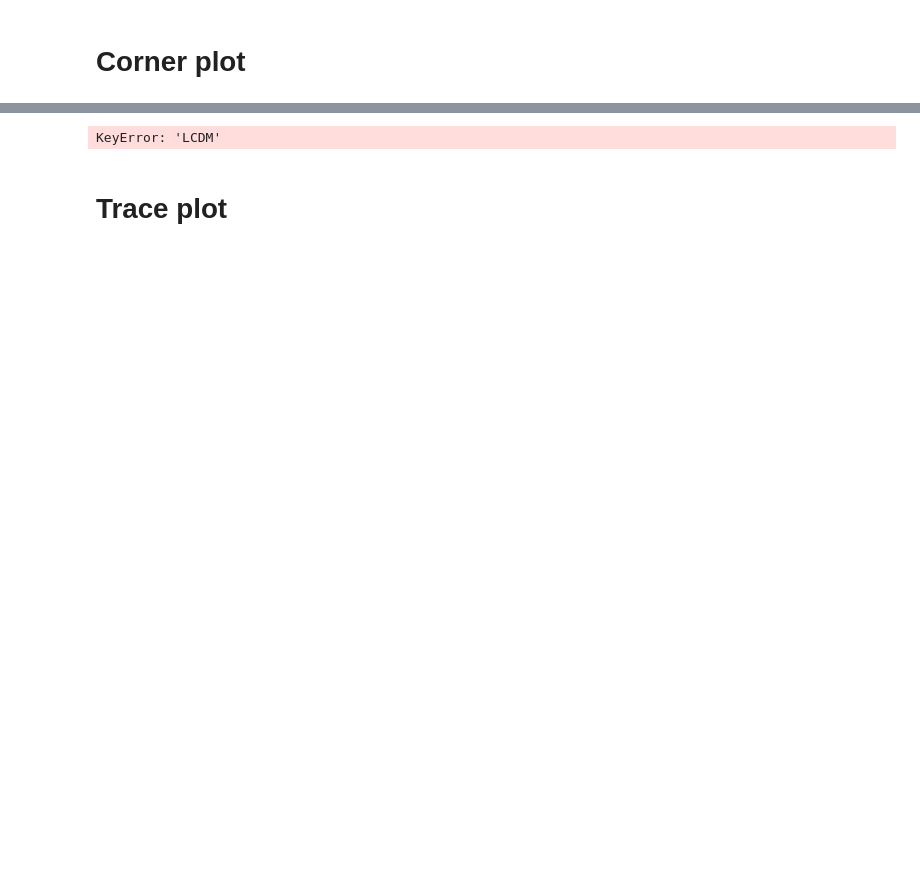
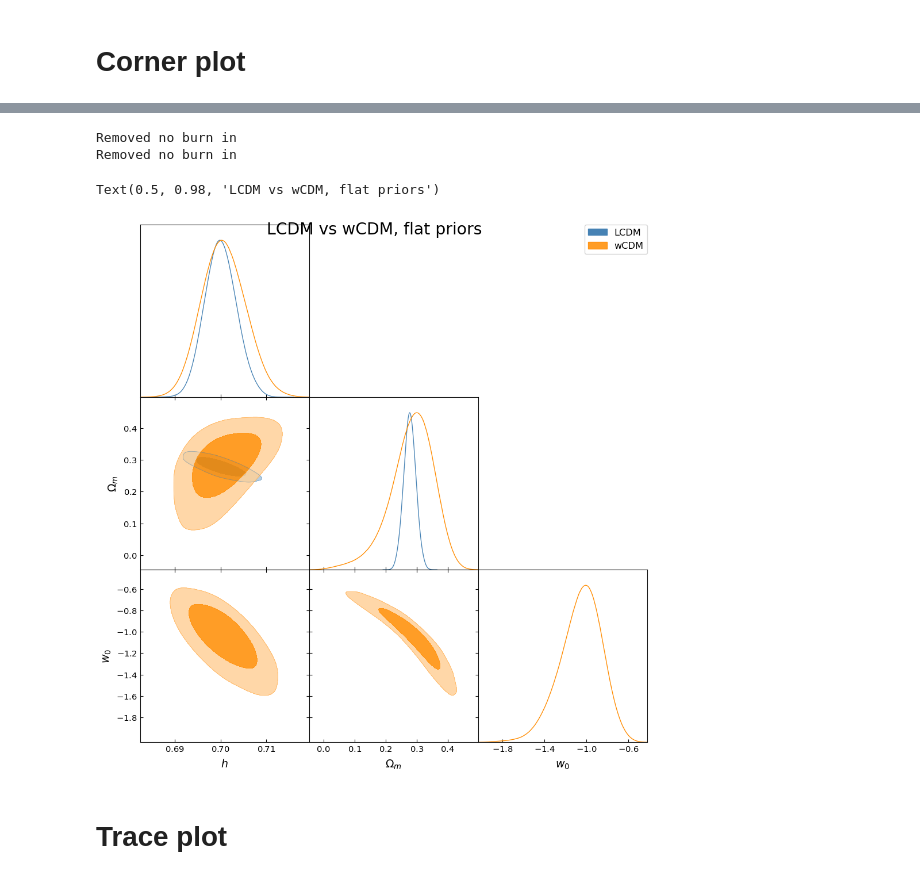
Before and after one commit to davidesciotti/Astrostats, a Jupyter notebook: SNIa_for_astrostats.ipynb, the cells around one changed output, grey strips where cells are left out. Saved outputs shown, nothing was run; the diff lists cells and outputs as text; code cells hidden in the pictures; blank space fills up the shorter version.

```diff
--- a/SNIa_for_astrostats.ipynb
+++ b/SNIa_for_astrostats.ipynb
@@ -652,32 +593,35 @@ for _model in models:
 # %%
 from getdist import plots, MCSamples
 
 gd_samples_dict = {}
 
 for _model in models:
     gd_labels = [label.replace('$', '') for label in par_names_tex_dict[_model]]
     gd_names = par_names_dict[_model]
 
     gd_samples_dict[_model] = MCSamples(
-        samples=trace_dict[_model],
+        samples=trace_dict_emcee[_model],
         names=gd_names,
         labels=gd_labels,
         name_tag=f'{_model}_emcee',
     )
     # gd_samples_dict[_model].updateSettings({'contours': [0.68, 0.95]})
 
 # Overlay LCDM and wCDM on shared parameters only
 g = plots.get_subplot_plotter(width_inch=10)
 g.triangle_plot(
     [gd_samples_dict['LCDM'], gd_samples_dict['wCDM']],
     ['h', 'Om', 'w0'],
     filled=True,
     contour_colors=['steelblue', 'darkorange'],
     legend_labels=['LCDM', 'wCDM'],
 )
 g.fig.suptitle(f'LCDM vs wCDM, {prior_type} priors')
 # %% [output]
-KeyError: 'LCDM'
+Removed no burn in
+Removed no burn in
+Text(0.5, 0.98, 'LCDM vs wCDM, flat priors')
+[figure, added]
 # %% [markdown]
 # Trace plot
 # %%
```
Also changed, not shown: parts of 28 cells of this notebook.
